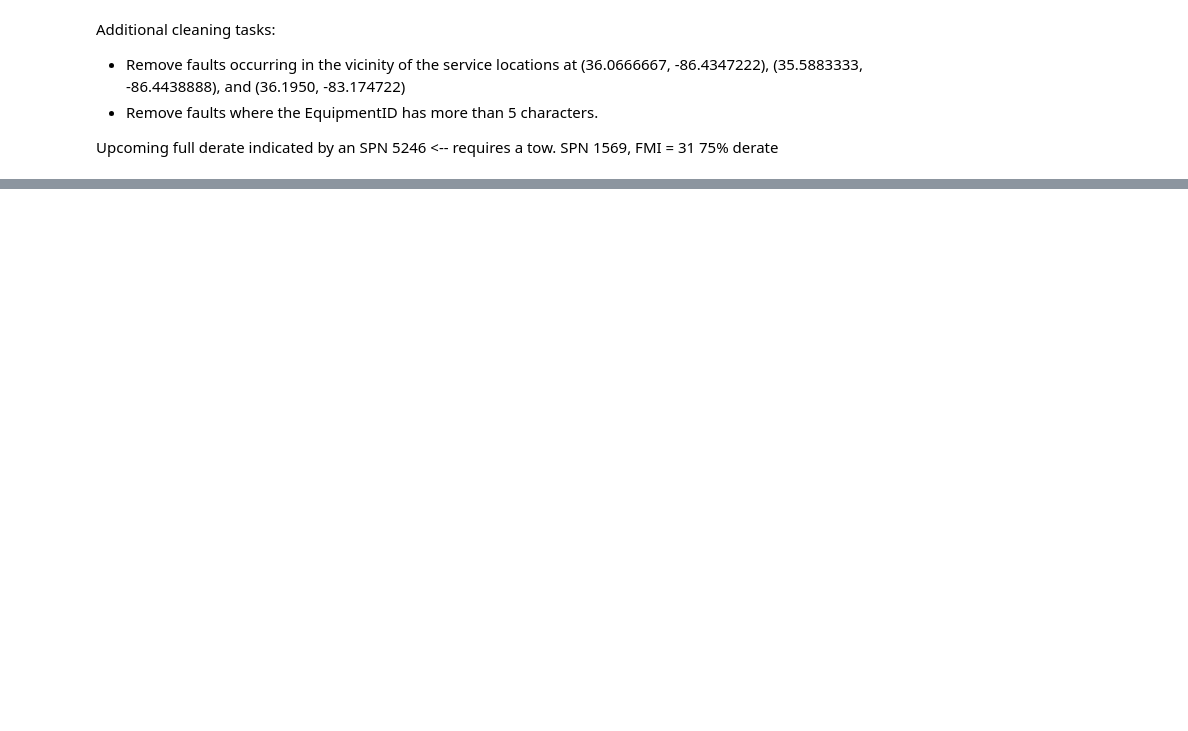
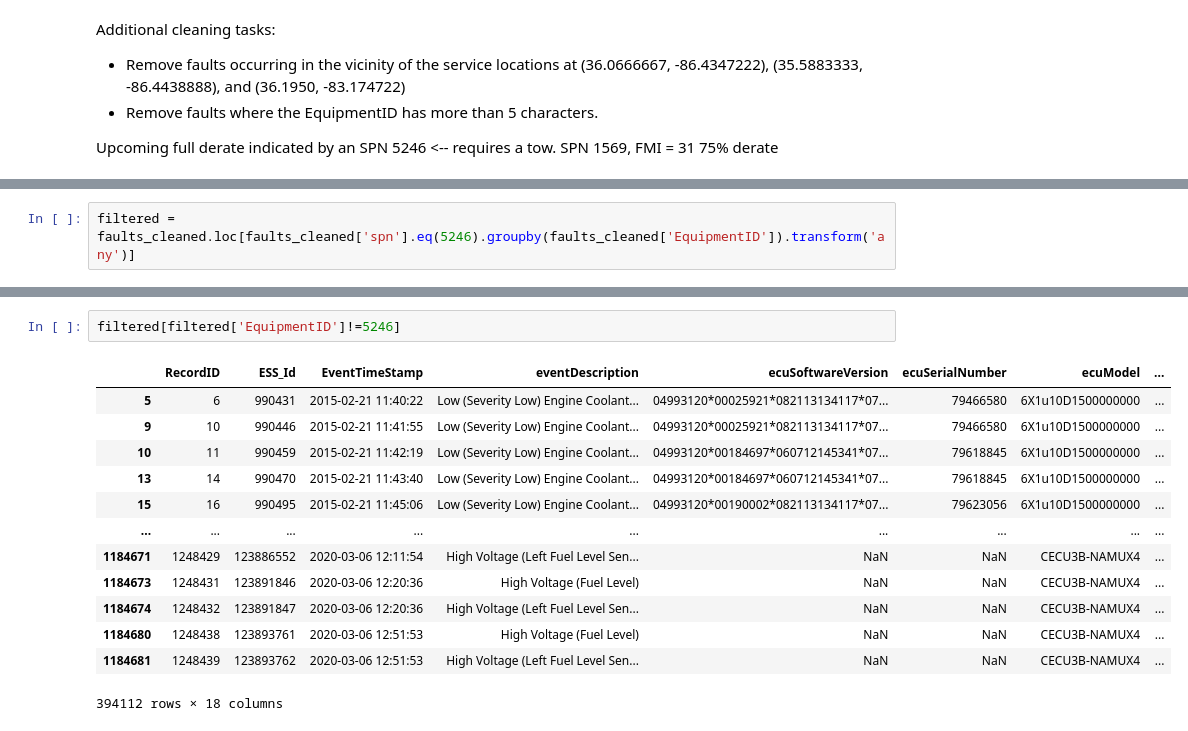
Before and after one commit to nss-data-science-cohort-5/big_g_express-rickrollers, a Jupyter notebook: notebooks/big_g_express.ipynb, the cells around one changed output, grey strips where cells are left out. Saved outputs shown, nothing was run; the diff lists cells and outputs as text; blank space fills up the shorter version.

```diff
--- a/notebooks/big_g_express.ipynb
+++ b/notebooks/big_g_express.ipynb
@@ -142,0 +62,2 @@ service_code.head()
+# %%
+filtered = faults_cleaned.loc[faults_cleaned['spn'].eq(5246).groupby(faults_cleaned['EquipmentID']).transform('any')]
@@ -142,0 +100,16 @@ service_code.head()
+# %%
+filtered[filtered['EquipmentID']!=5246]
+# %% [output]
+|  | RecordID | ESS_Id | EventTimeStamp | eventDescription | ecuSoftwareVersion | ecuSerialNumber | ecuModel | ... |
+| 5 | 6 | 990431 | 2015-02-21 11:40:22 | Low (Severity Low) Engine Coolant... | 04993120*00025921*082113134117*07... | 79466580 | 6X1u10D1500000000 | ... |
+| 9 | 10 | 990446 | 2015-02-21 11:41:55 | Low (Severity Low) Engine Coolant... | 04993120*00025921*082113134117*07... | 79466580 | 6X1u10D1500000000 | ... |
+| 10 | 11 | 990459 | 2015-02-21 11:42:19 | Low (Severity Low) Engine Coolant... | 04993120*00184697*060712145341*07... | 79618845 | 6X1u10D1500000000 | ... |
+| 13 | 14 | 990470 | 2015-02-21 11:43:40 | Low (Severity Low) Engine Coolant... | 04993120*00184697*060712145341*07... | 79618845 | 6X1u10D1500000000 | ... |
+| 15 | 16 | 990495 | 2015-02-21 11:45:06 | Low (Severity Low) Engine Coolant... | 04993120*00190002*082113134117*07... | 79623056 | 6X1u10D1500000000 | ... |
+| ... | ... | ... | ... | ... | ... | ... | ... | ... |
+| 1184671 | 1248429 | 123886552 | 2020-03-06 12:11:54 | High Voltage (Left Fuel Level Sen... | NaN | NaN | CECU3B-NAMUX4 | ... |
+| 1184673 | 1248431 | 123891846 | 2020-03-06 12:20:36 | High Voltage (Fuel Level) | NaN | NaN | CECU3B-NAMUX4 | ... |
+| 1184674 | 1248432 | 123891847 | 2020-03-06 12:20:36 | High Voltage (Left Fuel Level Sen... | NaN | NaN | CECU3B-NAMUX4 | ... |
+| 1184680 | 1248438 | 123893761 | 2020-03-06 12:51:53 | High Voltage (Fuel Level) | NaN | NaN | CECU3B-NAMUX4 | ... |
+| 1184681 | 1248439 | 123893762 | 2020-03-06 12:51:53 | High Voltage (Left Fuel Level Sen... | NaN | NaN | CECU3B-NAMUX4 | ... |
+394112 rows × 18 columns
```
Also changed, not shown: parts of 21 cells of this notebook.
